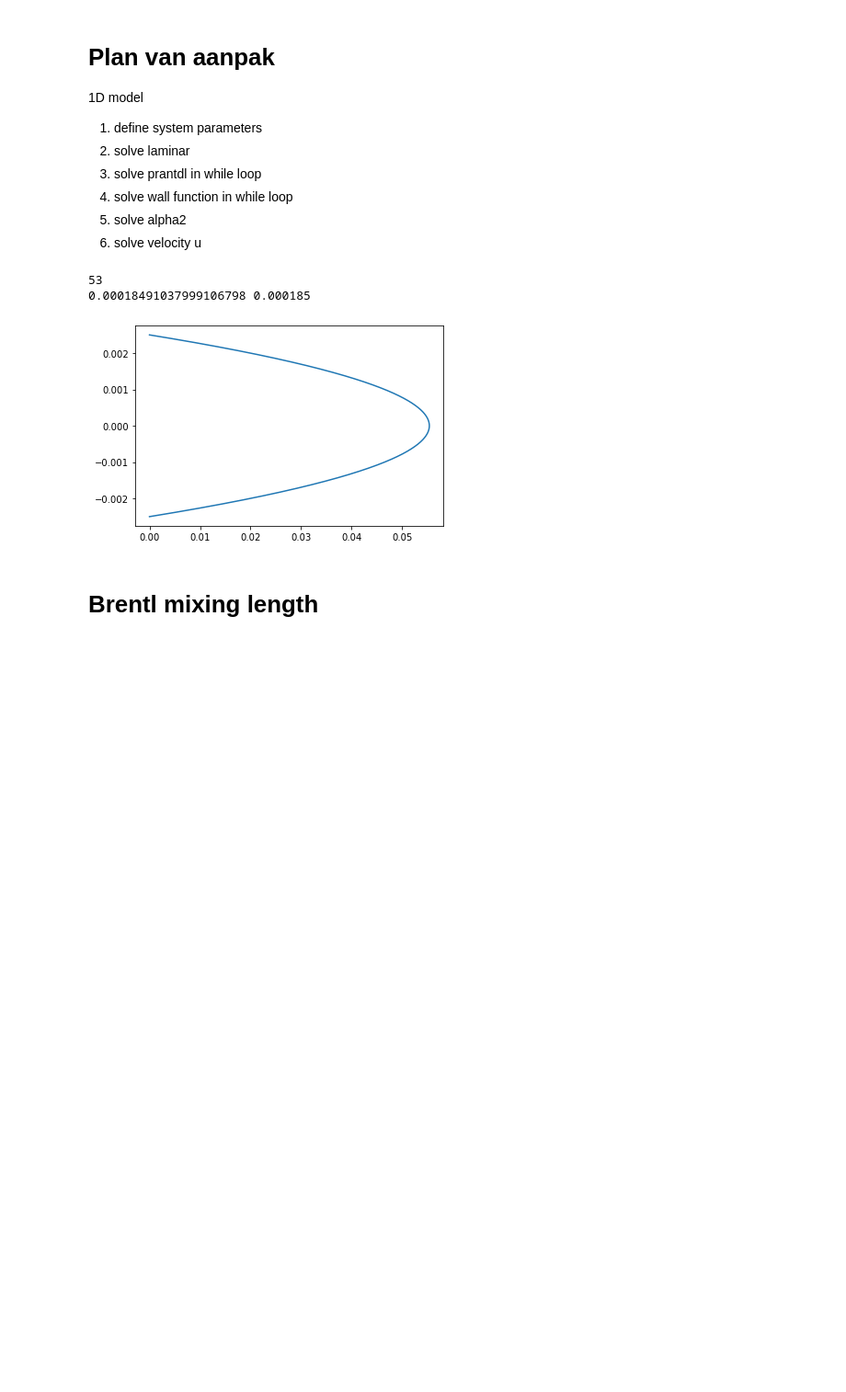
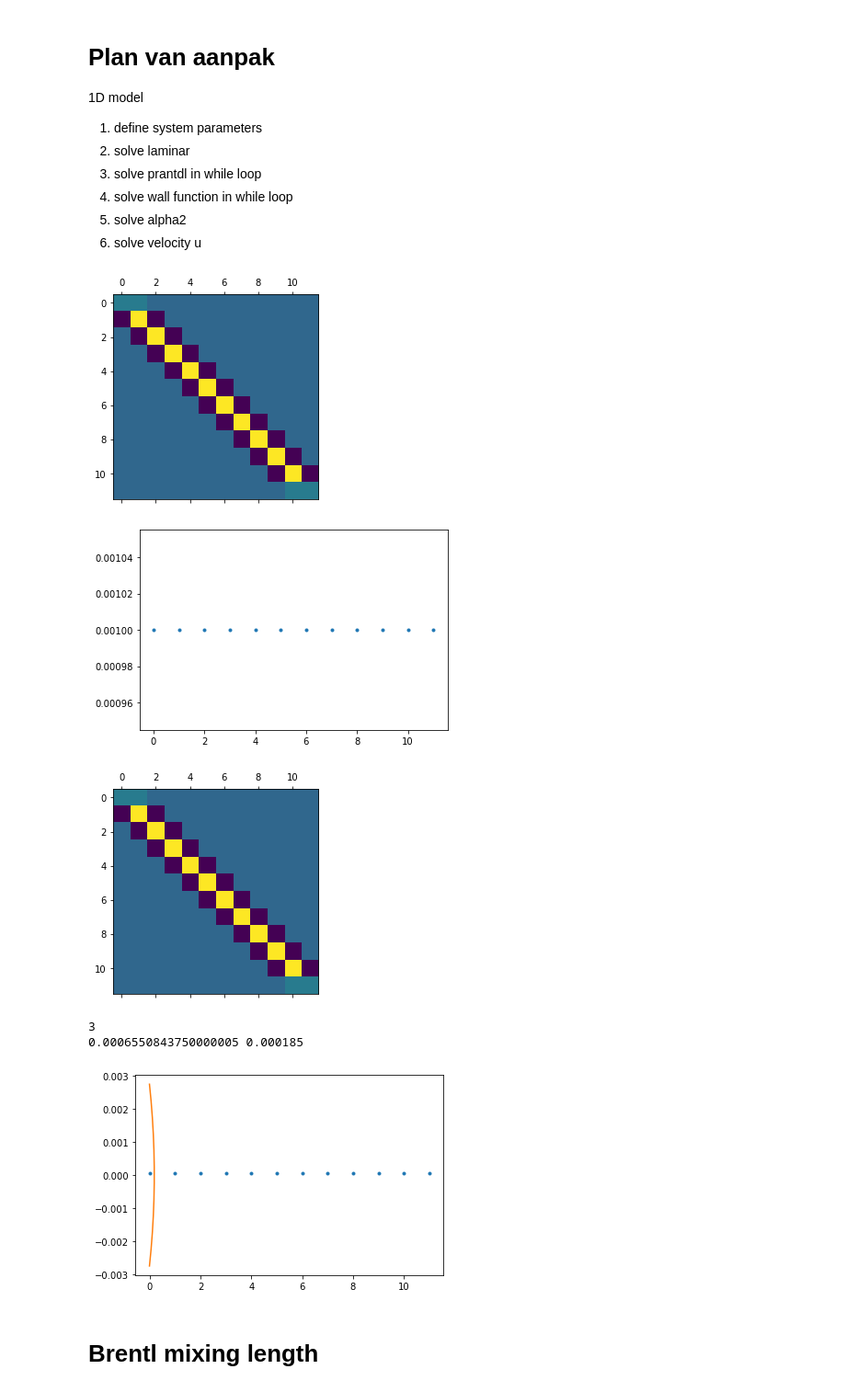
Before and after one commit to Toothpastefairy/comp_multphase_flow, a Jupyter notebook: bloodyguys.ipynb, the cells around one changed output. Shown: that part at 92% size. Saved outputs shown, nothing was run; the diff lists cells and outputs as text; code cells hidden in the pictures; blank space fills up the shorter version.

```diff
--- a/bloodyguys.ipynb
+++ b/bloodyguys.ipynb
@@ -21,7 +21,7 @@ diameter_RBC = 8e-6 # m
 volume_fraction_RBC = 0.2
 
 y_end = 5e-3 # m
-Ny = 1000
+Ny = 10
 angle = 0 #np.pi / 2
 
 boundary_condition = [1, 1]
@@ -50,6 +50,7 @@ def reloadsystem():
 6. solve velocity u
 # %%
 # Prescribed flow rate
+system = reloadsystem()
 # Q_des = np.pi * (system.y_end/2)**2 * blood_flow_rate
 eps = 1e-3
 error = 1
@@ -61,40 +62,44 @@ factor = 0.95
 #P = [system.pressure_difference, 2*system.pressure_difference]
 switch = [0,0]
 
-while error > eps:
+# while error > eps:
+for i in range(1):
     if switch[-2] != switch[-1]:
         factor*=0.9
     if Q<Q_des:
         # system.pressure_difference = P[-1] + np.abs(P[-1]-P[-2])/2 * factor
         system.pressure_difference += system.pressure_difference * factor
 
         velocity = system.simulate(mu)
         Q = np.trapz(velocity, x=system.y)
         error = np.abs((Q-Q_des)/Q_des)
         switch.append(0)
         # P.append(system.pressure_difference)
     else:
         # system.pressure_difference = P[-1] - np.abs(P[-1]-P[-2])/2 * fac
         system.pressure_difference -= system.pressure_difference * factor
         velocity = system.simulate(mu)
         Q = np.trapz(velocity, x=system.y)
         error = np.abs((Q-Q_des)/Q_des)
         # P.append(system.pressure_difference)
         switch.append(1)
     if len(switch) == 300:
         print("Oh nyo, it's bwoken")
         break
 
 velocity_laminar = velocity
 mu_laminar = mu
 
 print(len(switch))
 plt.plot(velocity, system.y)
 print(Q, Q_des)
 # %% [output]
+[figure, new version]
+[figure, added]
+[figure, added]
-53
-0.00018491037999106798 0.000185
+3
+0.0006550843750000005 0.000185
-[figure, old version]
+[figure, added]
 # %% [markdown]
 # Brentl mixing length
 # %%
```
Also changed, not shown: parts of 6 cells of this notebook, 1 other file.
